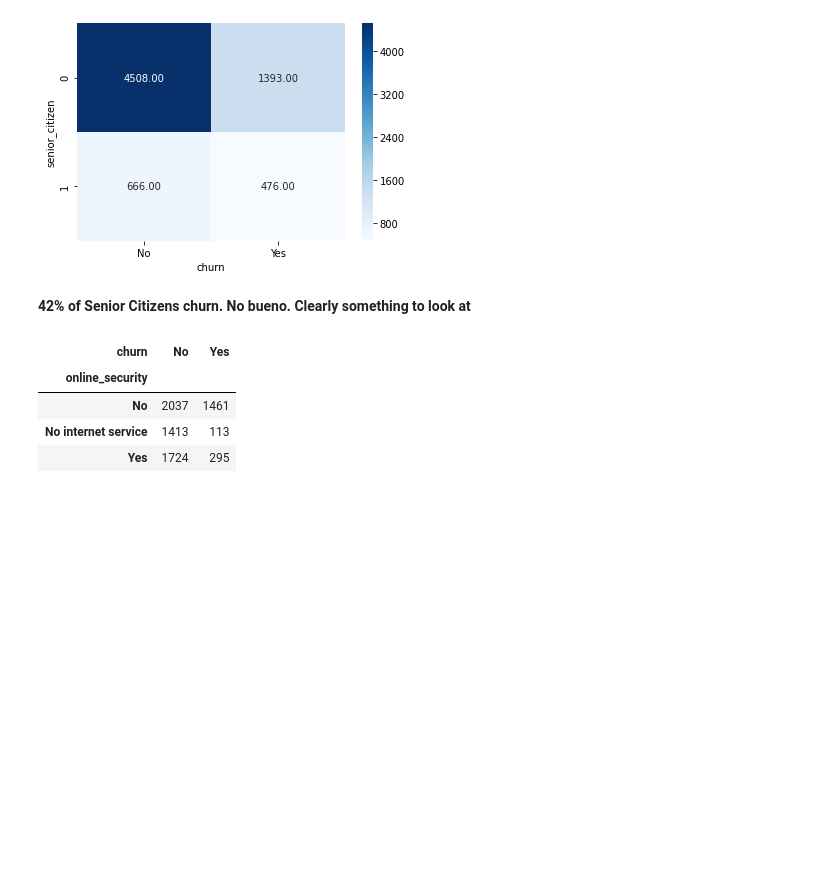
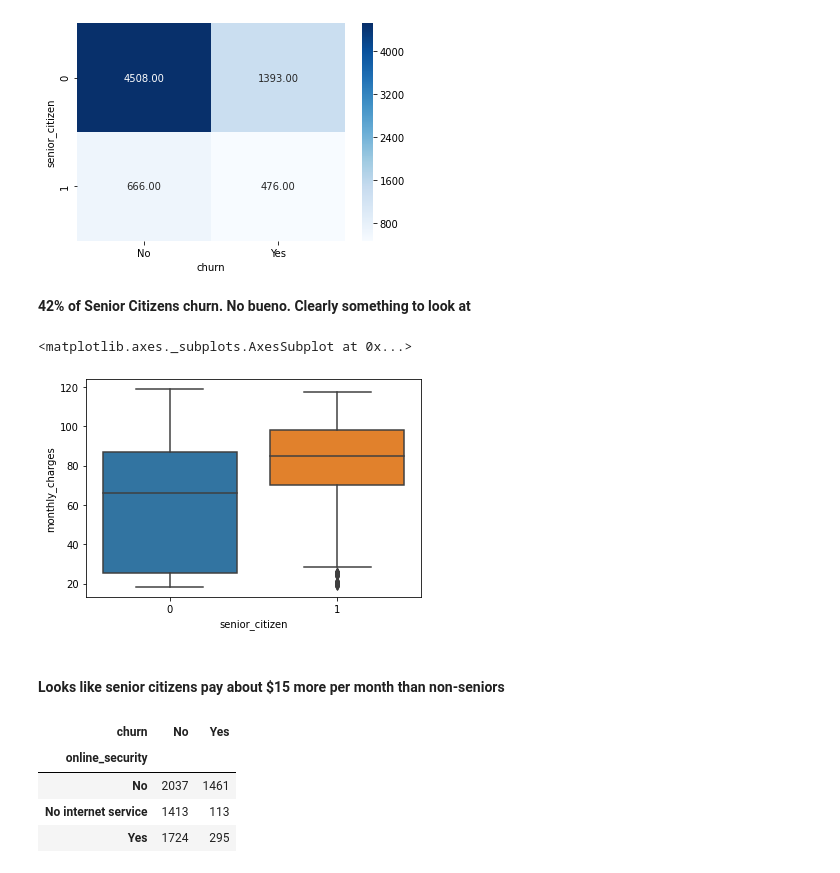
Before and after one commit to nickjoseph210/Classification_Work, a Jupyter notebook: telco_scratch_pad/telco_exploration.ipynb, the cells around one changed output. Cells and saved outputs as stored; diff of their text form; code cells hidden in the pictures; blank space fills up the shorter version.

Commit message:
Added a couple of more visualizations

```diff
--- a/telco_scratch_pad/telco_exploration.ipynb
+++ b/telco_scratch_pad/telco_exploration.ipynb
@@ -264,6 +264,13 @@ sns.heatmap(ctab, annot = True, cmap = "Blues", fmt = '.2f')
 [figure]
 # %% [markdown]
 **42% of Senior Citizens churn.  No bueno.  Clearly something to look at**
+# %%
+sns.boxplot(y="monthly_charges", x="senior_citizen", data=df)
+# %% [output]
+<matplotlib.axes._subplots.AxesSubplot at 0x...>
+[figure, added]
+# %% [markdown]
+#### Looks like senior citizens pay about \$15 more per month than non-seniors
 # %%
 pd.crosstab(df.online_security, df.churn)
 # %% [output]
```
Also changed, not shown: parts of 1 cell of this notebook.
